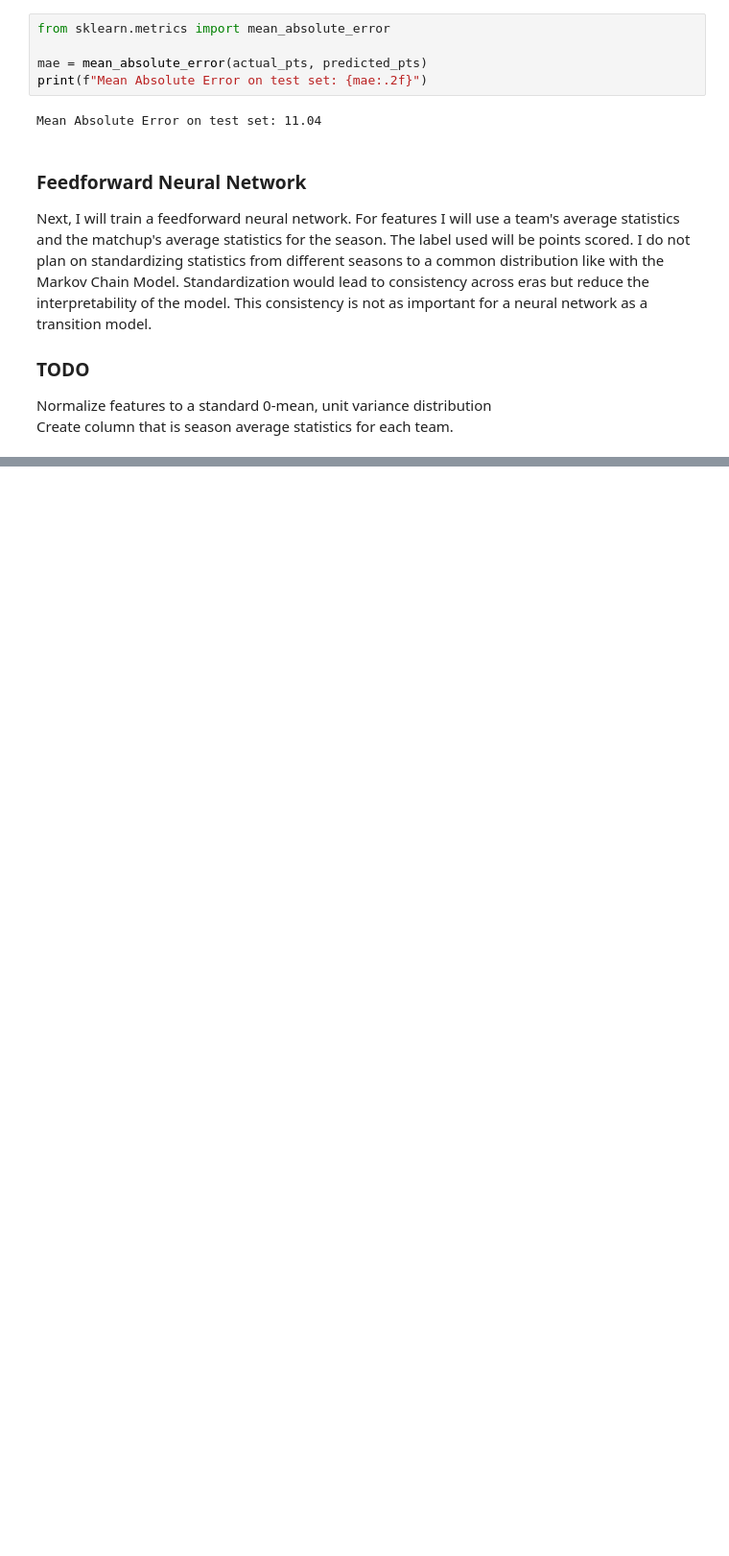
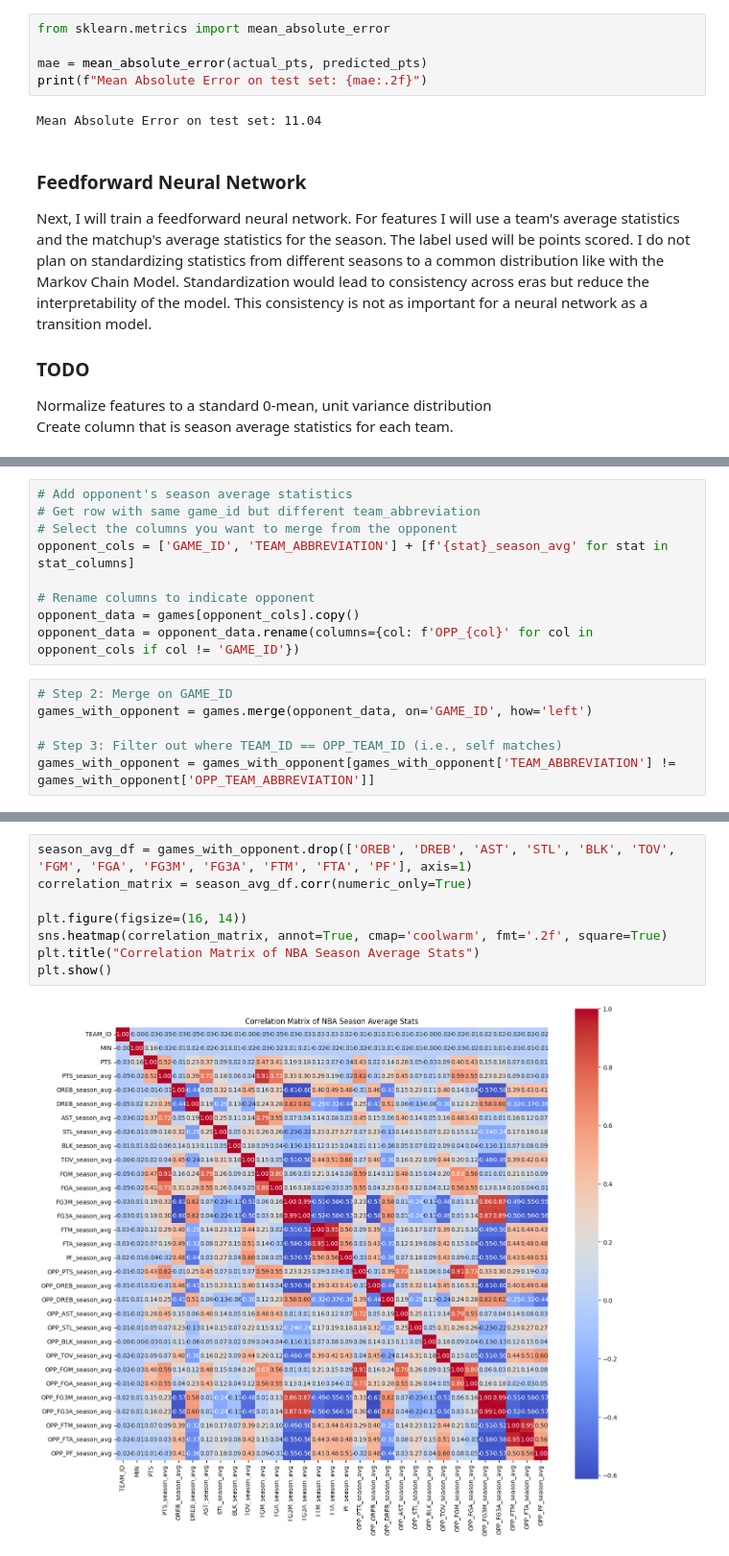
Before and after one commit to wtbtucker/NBA-Machine-Learning-Sports-Betting, a Jupyter notebook: data_mining_pipeline.ipynb, the cells around one changed output, grey strips where cells are left out. Shown at 96% size. Saved outputs shown, nothing was run; the diff lists cells and outputs as text; blank space fills up the shorter version.

```diff
--- a/data_mining_pipeline.ipynb
+++ b/data_mining_pipeline.ipynb
@@ -369,0 +367,15 @@ games[games['TEAM_ABBREVIATION']=='BOS'].head(2)
+# %%
+# Add opponent's season average statistics
+# Get row with same game_id but different team_abbreviation
+# Select the columns you want to merge from the opponent
+opponent_cols = ['GAME_ID', 'TEAM_ABBREVIATION'] + [f'{stat}_season_avg' for stat in stat_columns]
+
+# Rename columns to indicate opponent
+opponent_data = games[opponent_cols].copy()
+opponent_data = opponent_data.rename(columns={col: f'OPP_{col}' for col in opponent_cols if col != 'GAME_ID'})
+# %%
+# Step 2: Merge on GAME_ID
+games_with_opponent = games.merge(opponent_data, on='GAME_ID', how='left')
+
+# Step 3: Filter out where TEAM_ID == OPP_TEAM_ID (i.e., self matches)
+games_with_opponent = games_with_opponent[games_with_opponent['TEAM_ABBREVIATION'] != games_with_opponent['OPP_TEAM_ABBREVIATION']]
@@ -369,0 +388,10 @@ games[games['TEAM_ABBREVIATION']=='BOS'].head(2)
+# %%
+season_avg_df = games_with_opponent.drop(['OREB', 'DREB', 'AST', 'STL', 'BLK', 'TOV', 'FGM', 'FGA', 'FG3M', 'FG3A', 'FTM', 'FTA', 'PF'], axis=1)
+correlation_matrix = season_avg_df.corr(numeric_only=True)
+
+plt.figure(figsize=(16, 14))
+sns.heatmap(correlation_matrix, annot=True, cmap='coolwarm', fmt='.2f', square=True)
+plt.title("Correlation Matrix of NBA Season Average Stats")
+plt.show()
+# %% [output]
+[figure, added]
```
Also changed, not shown: parts of 15 cells of this notebook.
